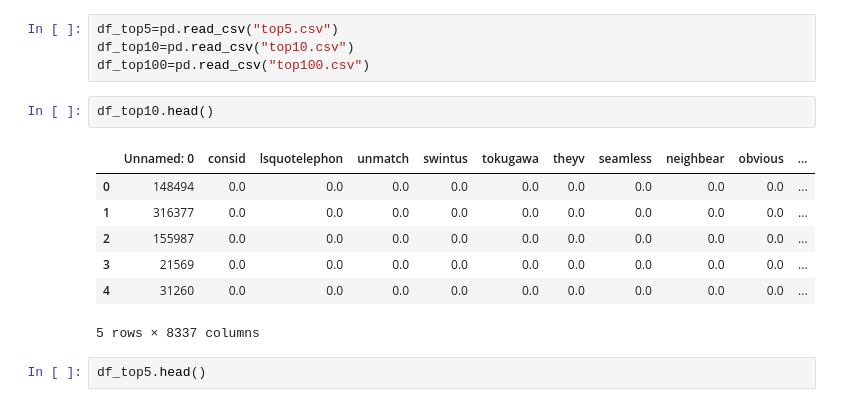
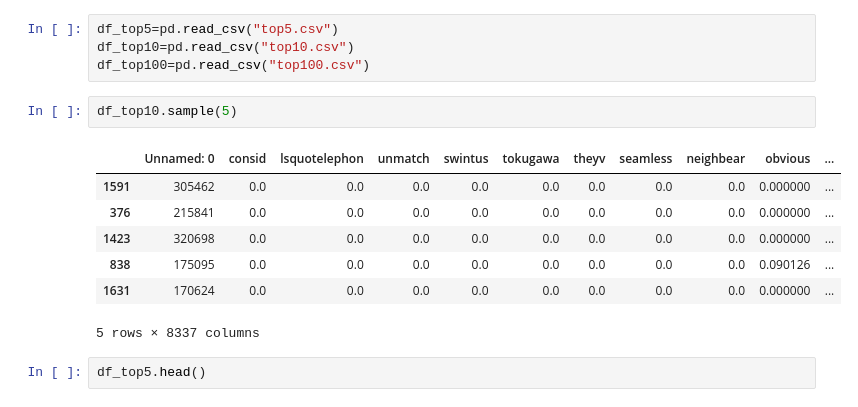
Before and after one commit to bluterplay/OctavoSemestre, a Jupyter notebook: MineriaDatos/Proyecto/Untitled.ipynb, the cells around one changed output. Cells and saved outputs as stored; diff of their text form.

```diff
--- a/MineriaDatos/Proyecto/Untitled.ipynb
+++ b/MineriaDatos/Proyecto/Untitled.ipynb
@@ -17,14 +20,14 @@ df_top5=pd.read_csv("top5.csv")
 df_top10=pd.read_csv("top10.csv")
 df_top100=pd.read_csv("top100.csv")
 # %%
-df_top10.head()
+df_top10.sample(5)
 # %% [output]
 |  | Unnamed: 0 | consid | lsquotelephon | unmatch | swintus | tokugawa | theyv | seamless | neighbear | obvious | ... |
-| 0 | 148494 | 0.0 | 0.0 | 0.0 | 0.0 | 0.0 | 0.0 | 0.0 | 0.0 | 0.0 | ... |
-| 1 | 316377 | 0.0 | 0.0 | 0.0 | 0.0 | 0.0 | 0.0 | 0.0 | 0.0 | 0.0 | ... |
-| 2 | 155987 | 0.0 | 0.0 | 0.0 | 0.0 | 0.0 | 0.0 | 0.0 | 0.0 | 0.0 | ... |
-| 3 | 21569 | 0.0 | 0.0 | 0.0 | 0.0 | 0.0 | 0.0 | 0.0 | 0.0 | 0.0 | ... |
-| 4 | 31260 | 0.0 | 0.0 | 0.0 | 0.0 | 0.0 | 0.0 | 0.0 | 0.0 | 0.0 | ... |
+| 1591 | 305462 | 0.0 | 0.0 | 0.0 | 0.0 | 0.0 | 0.0 | 0.0 | 0.0 | 0.000000 | ... |
+| 376 | 215841 | 0.0 | 0.0 | 0.0 | 0.0 | 0.0 | 0.0 | 0.0 | 0.0 | 0.000000 | ... |
+| 1423 | 320698 | 0.0 | 0.0 | 0.0 | 0.0 | 0.0 | 0.0 | 0.0 | 0.0 | 0.000000 | ... |
+| 838 | 175095 | 0.0 | 0.0 | 0.0 | 0.0 | 0.0 | 0.0 | 0.0 | 0.0 | 0.090126 | ... |
+| 1631 | 170624 | 0.0 | 0.0 | 0.0 | 0.0 | 0.0 | 0.0 | 0.0 | 0.0 | 0.000000 | ... |
 5 rows × 8337 columns
 # %%
 df_top5.head()
```
Also changed, not shown: parts of 22 cells of this notebook, 40 other files.
